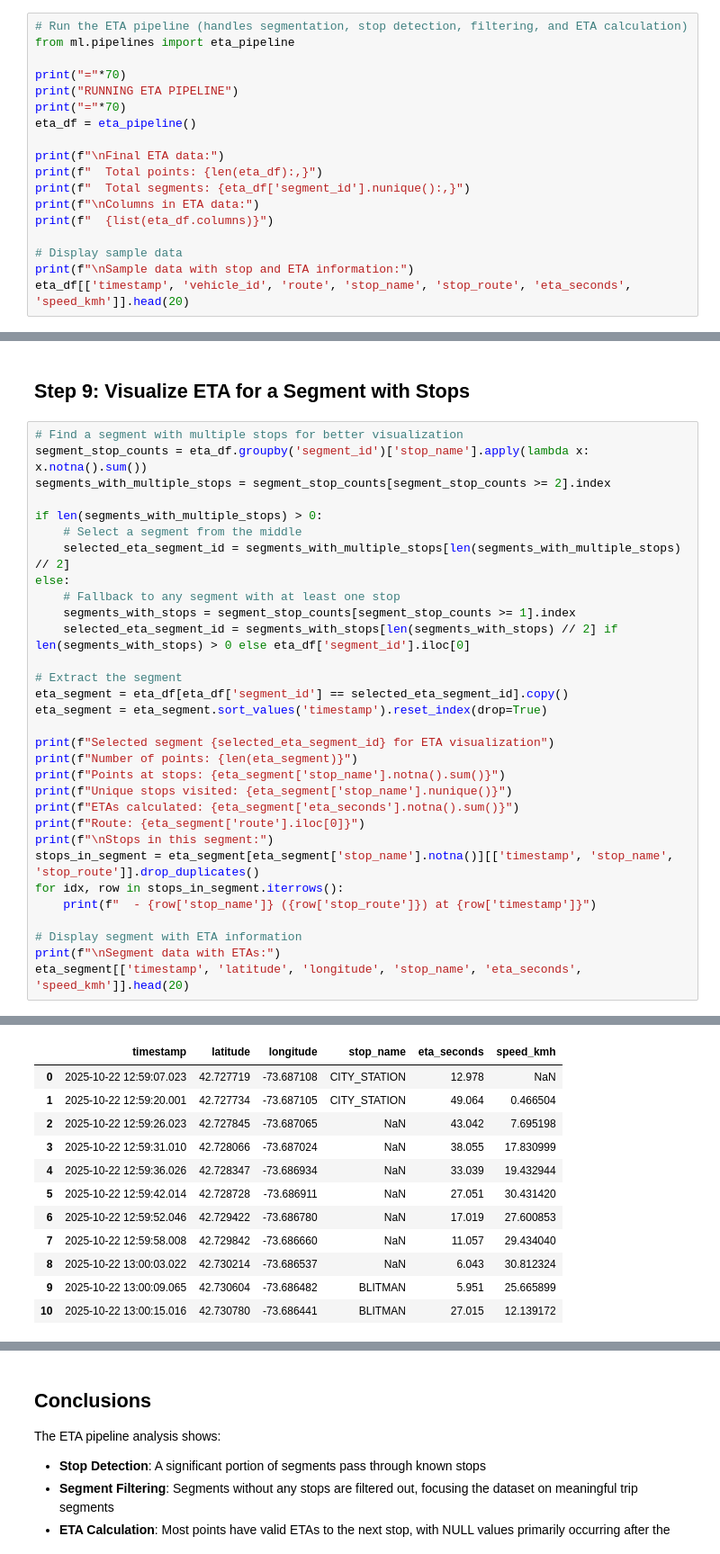
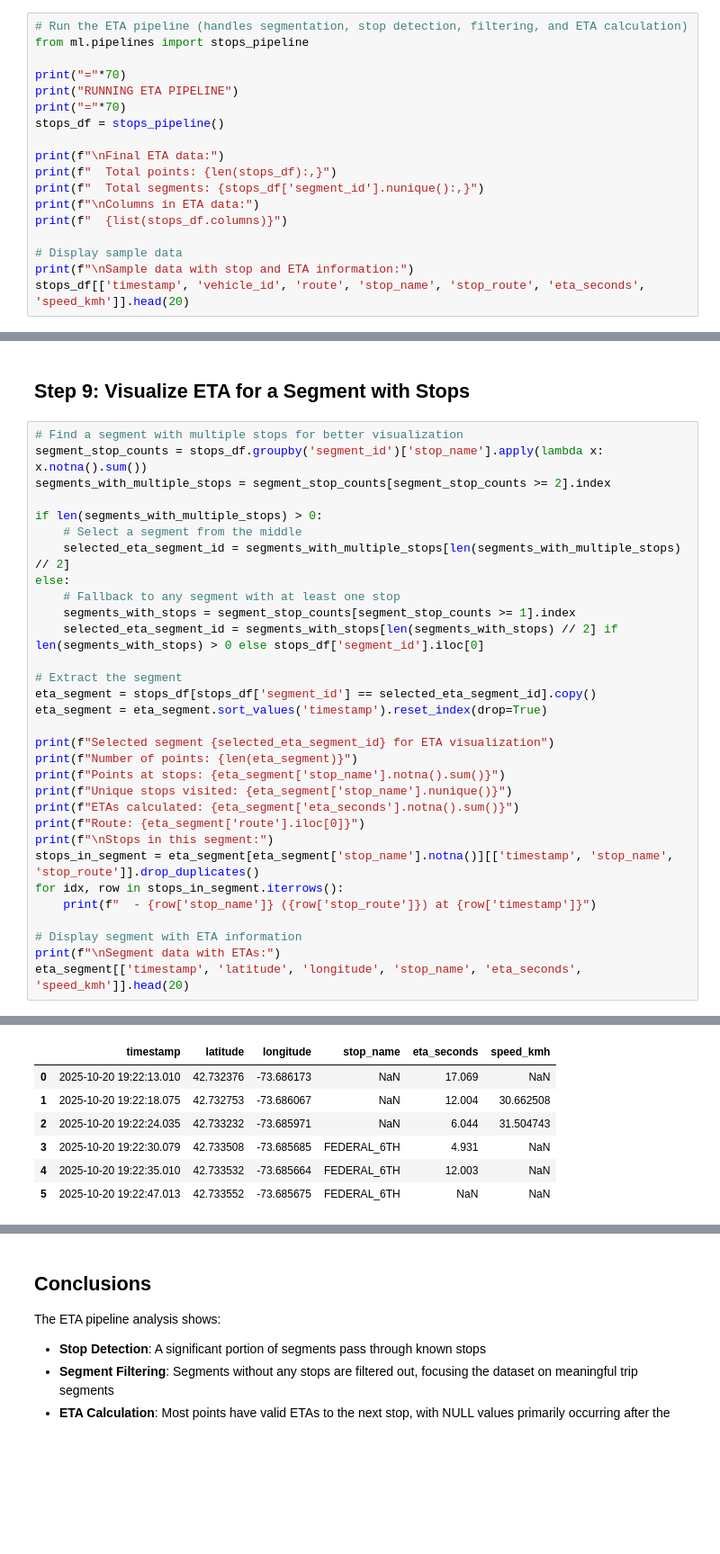
Before and after one commit to wtg/shubble, a Jupyter notebook: ml/data/data.ipynb, the cells around one changed output, grey strips where cells are left out. Shown at 90% size. Drawn from its saved outputs; the diff is of its cells as text; blank space fills up the shorter version.

```diff
--- a/ml/data/data.ipynb
+++ b/ml/data/data.ipynb
@@ -369,22 +369,22 @@ The preprocessing pipeline handles:
 - Stop detection and ETA calculation
 # %%
 # Run the ETA pipeline (handles segmentation, stop detection, filtering, and ETA calculation)
-from ml.pipelines import eta_pipeline
+from ml.pipelines import stops_pipeline
 
 print("="*70)
 print("RUNNING ETA PIPELINE")
 print("="*70)
-eta_df = eta_pipeline()
+stops_df = stops_pipeline()
 
 print(f"\nFinal ETA data:")
-print(f"  Total points: {len(eta_df):,}")
-print(f"  Total segments: {eta_df['segment_id'].nunique():,}")
+print(f"  Total points: {len(stops_df):,}")
+print(f"  Total segments: {stops_df['segment_id'].nunique():,}")
 print(f"\nColumns in ETA data:")
-print(f"  {list(eta_df.columns)}")
+print(f"  {list(stops_df.columns)}")
 
 # Display sample data
 print(f"\nSample data with stop and ETA information:")
-eta_df[['timestamp', 'vehicle_id', 'route', 'stop_name', 'stop_route', 'eta_seconds', 'speed_kmh']].head(20)
+stops_df[['timestamp', 'vehicle_id', 'route', 'stop_name', 'stop_route', 'eta_seconds', 'speed_kmh']].head(20)
 # %% [output]
 ======================================================================
 RUNNING ETA PIPELINE
@@ -487,7 +486,7 @@ Segment Filtering:
 ## Step 9: Visualize ETA for a Segment with Stops
 # %%
 # Find a segment with multiple stops for better visualization
-segment_stop_counts = eta_df.groupby('segment_id')['stop_name'].apply(lambda x: x.notna().sum())
+segment_stop_counts = stops_df.groupby('segment_id')['stop_name'].apply(lambda x: x.notna().sum())
 segments_with_multiple_stops = segment_stop_counts[segment_stop_counts >= 2].index
 
 if len(segments_with_multiple_stops) > 0:
@@ -496,10 +495,10 @@ if len(segments_with_multiple_stops) > 0:
 else:
     # Fallback to any segment with at least one stop
     segments_with_stops = segment_stop_counts[segment_stop_counts >= 1].index
-    selected_eta_segment_id = segments_with_stops[len(segments_with_stops) // 2] if len(segments_with_stops) > 0 else eta_df['segment_id'].iloc[0]
+    selected_eta_segment_id = segments_with_stops[len(segments_with_stops) // 2] if len(segments_with_stops) > 0 else stops_df['segment_id'].iloc[0]
 
 # Extract the segment
-eta_segment = eta_df[eta_df['segment_id'] == selected_eta_segment_id].copy()
+eta_segment = stops_df[stops_df['segment_id'] == selected_eta_segment_id].copy()
 eta_segment = eta_segment.sort_values('timestamp').reset_index(drop=True)
 
 print(f"Selected segment {selected_eta_segment_id} for ETA visualization")
@@ -532,17 +530,12 @@ Stops in this segment:
 
 Segment data with ETAs:
 |  | timestamp | latitude | longitude | stop_name | eta_seconds | speed_kmh |
-| 0 | 2025-10-22 12:59:07.023 | 42.727719 | -73.687108 | CITY_STATION | 12.978 | NaN |
-| 1 | 2025-10-22 12:59:20.001 | 42.727734 | -73.687105 | CITY_STATION | 49.064 | 0.466504 |
-| 2 | 2025-10-22 12:59:26.023 | 42.727845 | -73.687065 | NaN | 43.042 | 7.695198 |
-| 3 | 2025-10-22 12:59:31.010 | 42.728066 | -73.687024 | NaN | 38.055 | 17.830999 |
-| 4 | 2025-10-22 12:59:36.026 | 42.728347 | -73.686934 | NaN | 33.039 | 19.432944 |
-| 5 | 2025-10-22 12:59:42.014 | 42.728728 | -73.686911 | NaN | 27.051 | 30.431420 |
-| 6 | 2025-10-22 12:59:52.046 | 42.729422 | -73.686780 | NaN | 17.019 | 27.600853 |
-| 7 | 2025-10-22 12:59:58.008 | 42.729842 | -73.686660 | NaN | 11.057 | 29.434040 |
-| 8 | 2025-10-22 13:00:03.022 | 42.730214 | -73.686537 | NaN | 6.043 | 30.812324 |
-| 9 | 2025-10-22 13:00:09.065 | 42.730604 | -73.686482 | BLITMAN | 5.951 | 25.665899 |
-| 10 | 2025-10-22 13:00:15.016 | 42.730780 | -73.686441 | BLITMAN | 27.015 | 12.139172 |
+| 0 | 2025-10-20 19:22:13.010 | 42.732376 | -73.686173 | NaN | 17.069 | NaN |
+| 1 | 2025-10-20 19:22:18.075 | 42.732753 | -73.686067 | NaN | 12.004 | 30.662508 |
+| 2 | 2025-10-20 19:22:24.035 | 42.733232 | -73.685971 | NaN | 6.044 | 31.504743 |
+| 3 | 2025-10-20 19:22:30.079 | 42.733508 | -73.685685 | FEDERAL_6TH | 4.931 | NaN |
+| 4 | 2025-10-20 19:22:35.010 | 42.733532 | -73.685664 | FEDERAL_6TH | 12.003 | NaN |
+| 5 | 2025-10-20 19:22:47.013 | 42.733552 | -73.685675 | FEDERAL_6TH | NaN | NaN |
 # %%
 # Summary visualization: ETA Pipeline Results
 fig, axes = plt.subplots(1, 3, figsize=(16, 5))
```
Also changed, not shown: parts of 17 cells of this notebook, 36 other files.
